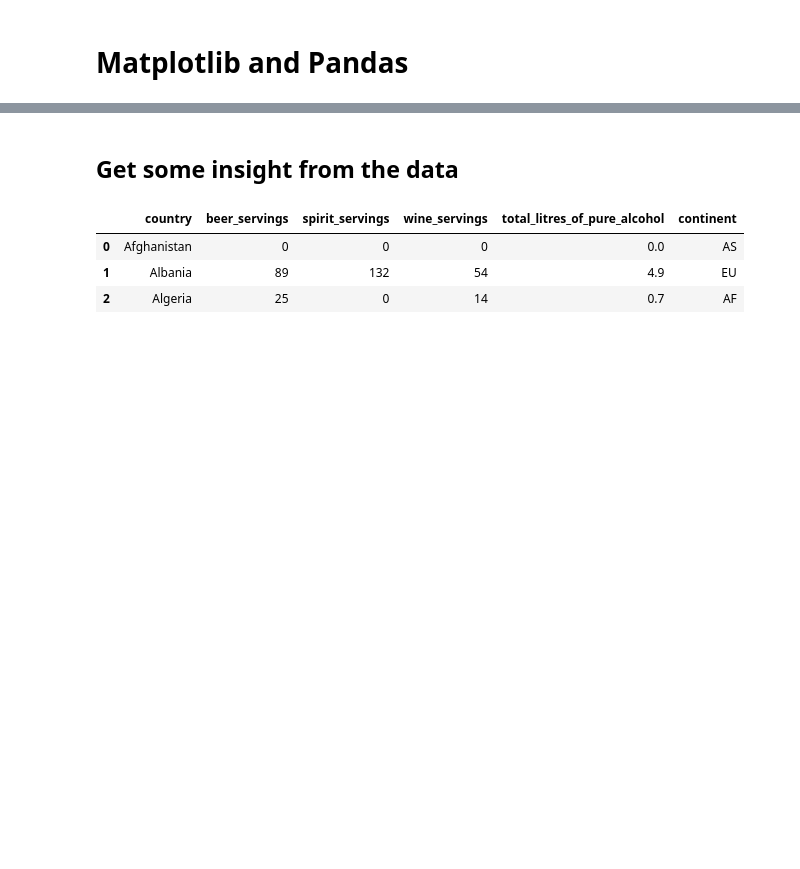
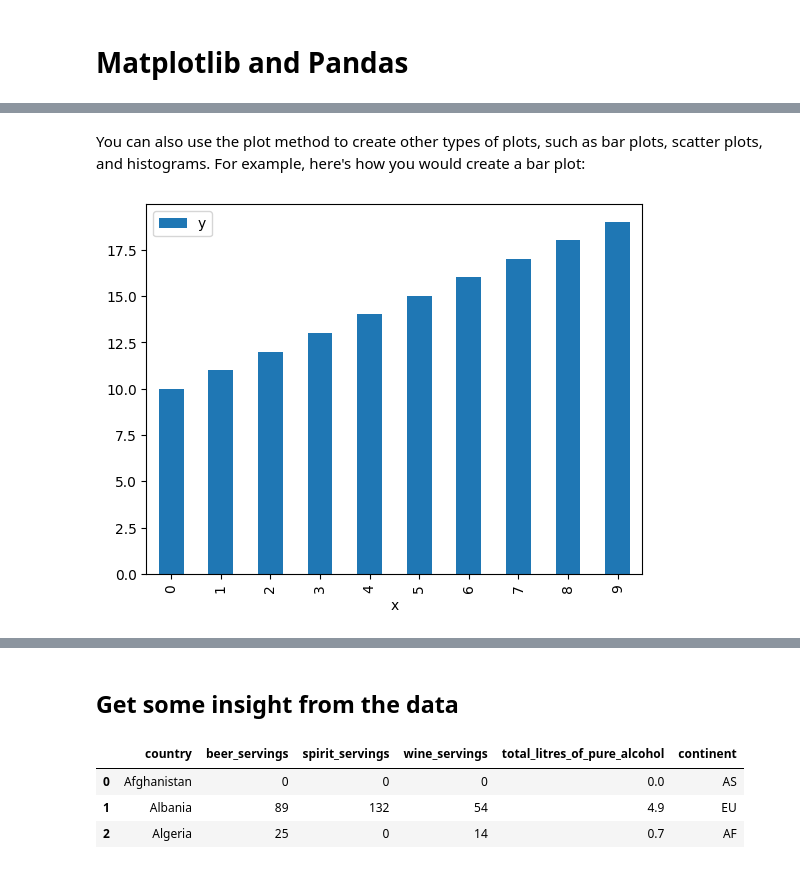
Before and after one commit to ProgressBG-Python-Course/JupyterNotebooksExamples, a Jupyter notebook: Notebooks/matplotlib_pandas_seaborn/pandas_and_mpl.ipynb, the cells around one changed output, grey strips where cells are left out. Saved outputs shown, nothing was run; the diff lists cells and outputs as text; code cells hidden in the pictures; blank space fills up the shorter version.

```diff
--- a/Notebooks/matplotlib_pandas_seaborn/pandas_and_mpl.ipynb
+++ b/Notebooks/matplotlib_pandas_seaborn/pandas_and_mpl.ipynb
@@ -11,0 +27,7 @@ The data for our plot experiments will be again from the [drinks](https://raw.gi
+# %% [markdown]
+You can also use the plot method to create other types of plots, such as bar plots, scatter plots, and histograms. For example, here's how you would create a bar plot:
+# %%
+df.plot(kind='bar', x='x', y='y')
+plt.show()
+# %% [output]
+[figure, added]
```
Also changed, not shown: parts of 20 cells of this notebook.
